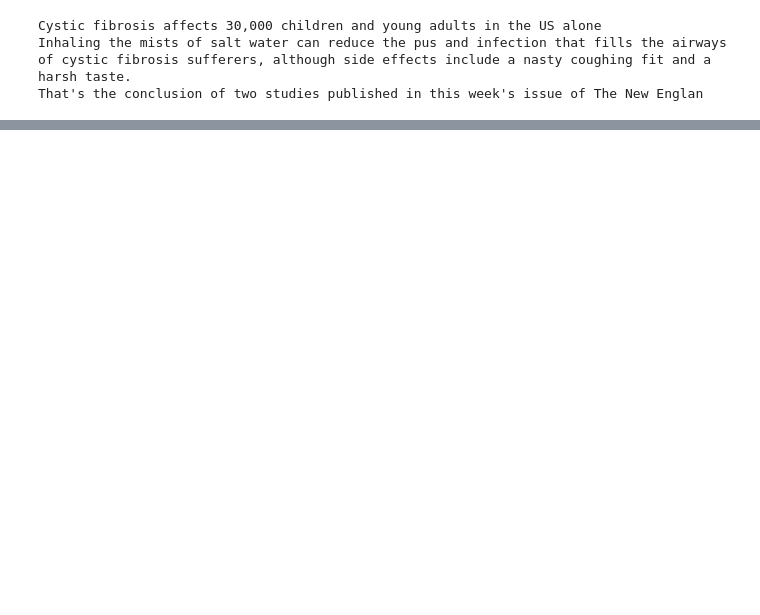
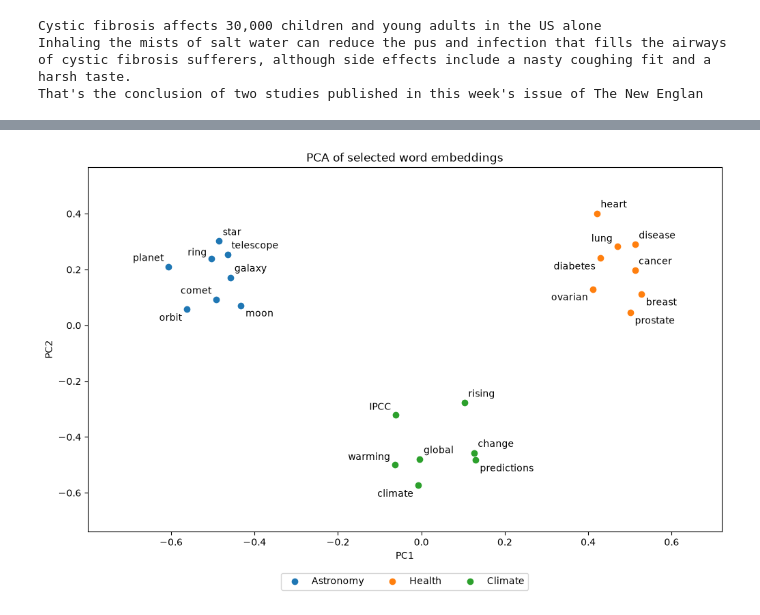
Before and after one commit to bradyap/word2vec, a Jupyter notebook: demo.ipynb, the cells around one changed output, grey strips where cells are left out. Saved outputs shown, nothing was run; the diff lists cells and outputs as text; code cells hidden in the pictures; blank space fills up the shorter version.

```diff
--- a/demo.ipynb
+++ b/demo.ipynb
@@ -91,0 +202,45 @@ plt.show()
+# %%
+word_groups = {
+    'Astronomy': ('planet', 'star', 'orbit', 'telescope', 'galaxy', 'moon', 'comet', 'ring'),
+    'Health': ('cancer', 'lung', 'breast', 'disease', 'heart', 'ovarian', 'prostate', 'diabetes'),
+    'Climate': ('climate', 'warming', 'global', 'change', 'ipcc', 'rising', 'predictions'),
+}
+
+words = [word for group in word_groups.values() for word in group]
+vectors = model.input_embeddings[[word_to_id[word] for word in words]]
+coordinates = dict(zip(words, w2v.pca_2d(vectors, normalize=True)))
+label_offsets = {
+    'planet': (-5, 4),
+    'orbit': (-5, -4),
+    'ring': (-5, 1),
+    'comet': (-5, 4),
+    'moon': (5, -4),
+    'lung': (-5, 3),
+    'diabetes': (-5, -4),
+    'ovarian': (-5, -4),
+    'breast': (5, -4),
+    'prostate': (5, -4),
+    'warming': (-5, 3),
+    'climate': (-5, -4),
+    'ipcc': (-5, 3),
+    'predictions': (5, -4),
+}
+
+fig, ax = plt.subplots(figsize=(10, 6.5), layout='constrained')
+for label, group in word_groups.items():
+    points = np.array([coordinates[word] for word in group])
+    ax.scatter(points[:, 0], points[:, 1], label=label)
+    for word, point in zip(group, points):
+        dx, dy = label_offsets.get(word, (4, 4))
+        display_word = 'IPCC' if word == 'ipcc' else word
+        ax.annotate(
+            display_word, point, xytext=(dx, dy), textcoords='offset points',
+            ha='right' if dx < 0 else 'left', va='top' if dy < 0 else 'bottom',
+        )
+
+ax.set(xlabel='PC1', ylabel='PC2', title='PCA of selected word embeddings')
+ax.margins(0.17)
+ax.legend(loc='upper center', bbox_to_anchor=(0.5, -0.10), ncols=len(word_groups))
+plt.show()
+# %% [output]
+[figure, added]
```
Also changed, not shown: parts of 9 cells of this notebook.
